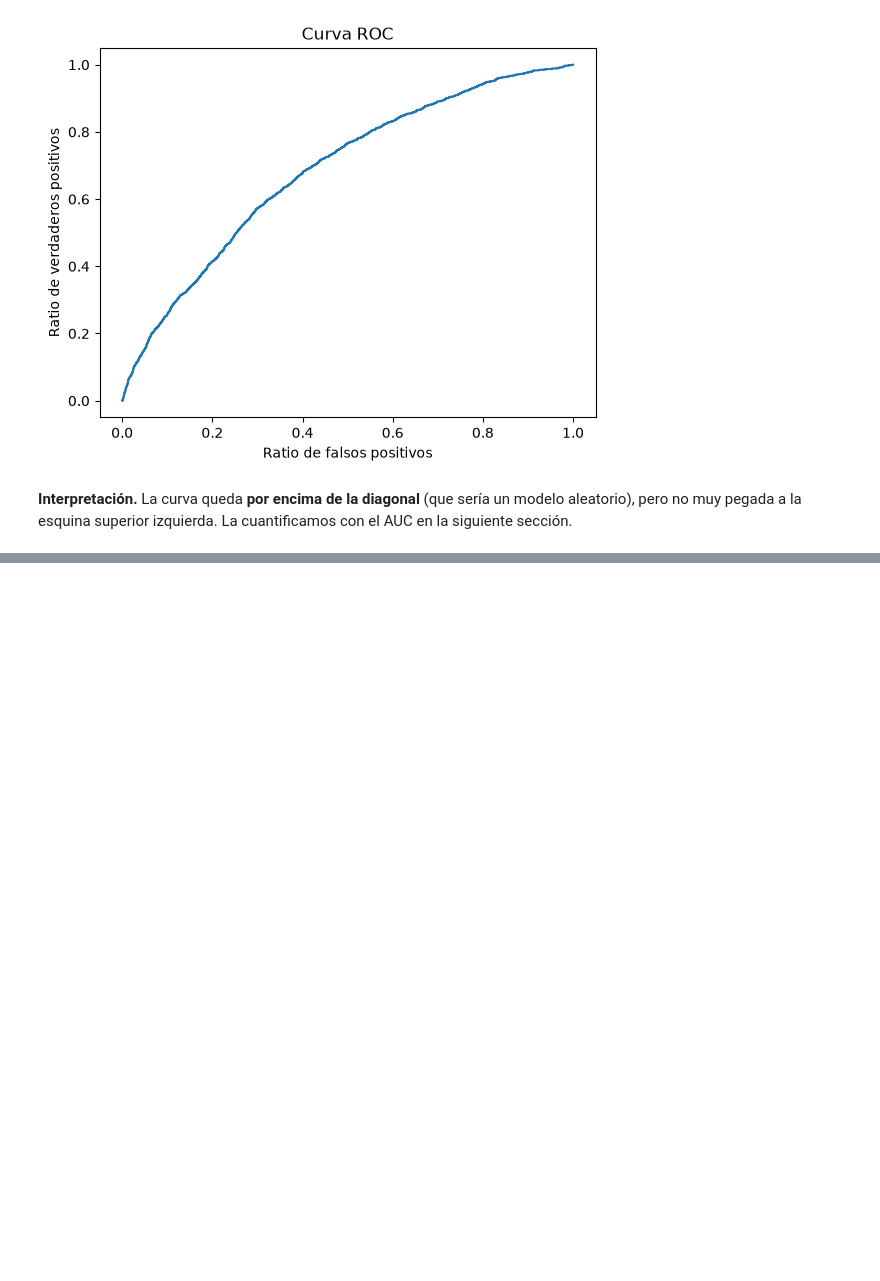
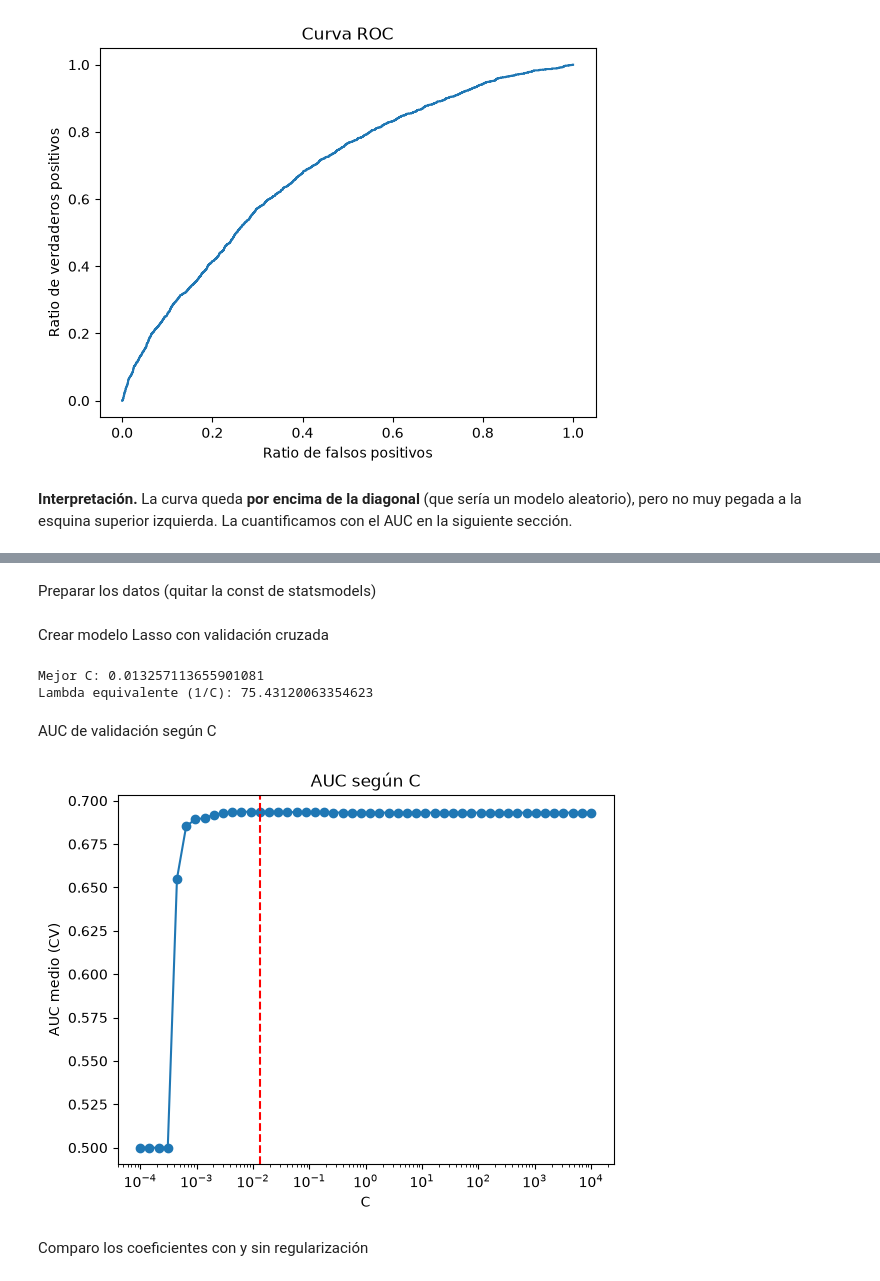
Before and after one commit to agarazelaiaviudez-wq/RETO_5_AMARILLO, a Jupyter notebook: regresion_logistica.ipynb, the cells around one changed output, grey strips where cells are left out. Cells and saved outputs as stored; diff of their text form; code cells hidden in the pictures; blank space fills up the shorter version.

```diff
--- a/regresion_logistica.ipynb
+++ b/regresion_logistica.ipynb
@@ -484,0 +487,48 @@ Text(0.5, 1.0, 'Curva ROC')
+# %% [markdown]
+Preparar los datos (quitar la const de statsmodels)
+# %%
+import warnings
+warnings.filterwarnings("ignore", category=FutureWarning)
+
+from sklearn.linear_model import LogisticRegressionCV
+from sklearn.metrics import roc_auc_score
+
+
+X_train_reg = X_train_scaled.drop(columns="const")
+X_test_reg  = X_test_scaled.drop(columns="const")
+# %% [markdown]
+Crear modelo Lasso con validación cruzada
+# %%
+modelo_cv = LogisticRegressionCV(
+    Cs=np.logspace(-4, 4, 50),
+    cv=5,
+    penalty="l1",
+    solver="saga",
+    scoring="roc_auc",
+    max_iter=5000,
+    n_jobs=-1)
+
+modelo_cv.fit(X_train_reg, y_train)
+
+mejor_C = modelo_cv.C_[0]
+print("Mejor C:", mejor_C)
+print("Lambda equivalente (1/C):", 1/mejor_C)
+# %% [output]
+Mejor C: 0.013257113655901081
+Lambda equivalente (1/C): 75.43120063354623
+# %% [markdown]
+AUC de validación según C
+# %%
+auc_medio = modelo_cv.scores_[1].mean(axis=0)
+
+plt.plot(modelo_cv.Cs_, auc_medio, marker="o")
+plt.xscale("log")
+plt.axvline(mejor_C, color="red", linestyle="--")
+plt.xlabel("C")
+plt.ylabel("AUC medio (CV)")
+plt.title("AUC según C")
+plt.show()
+# %% [output]
+[figure, added]
+# %% [markdown]
+Comparo los coeficientes con y sin regularización
```
Also changed, not shown: parts of 7 cells of this notebook.
